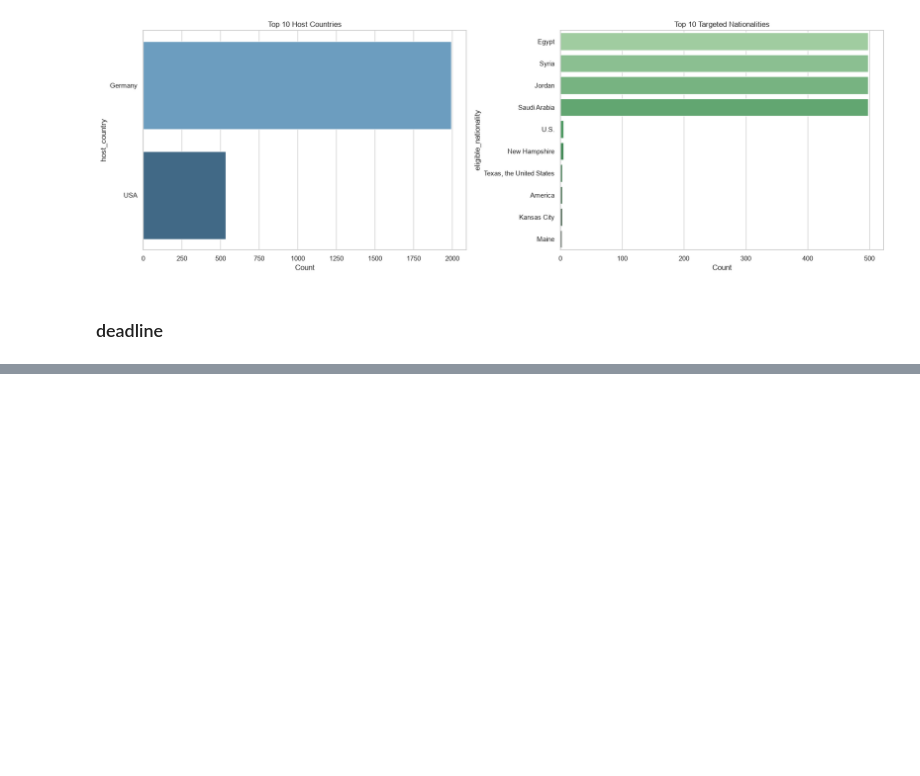
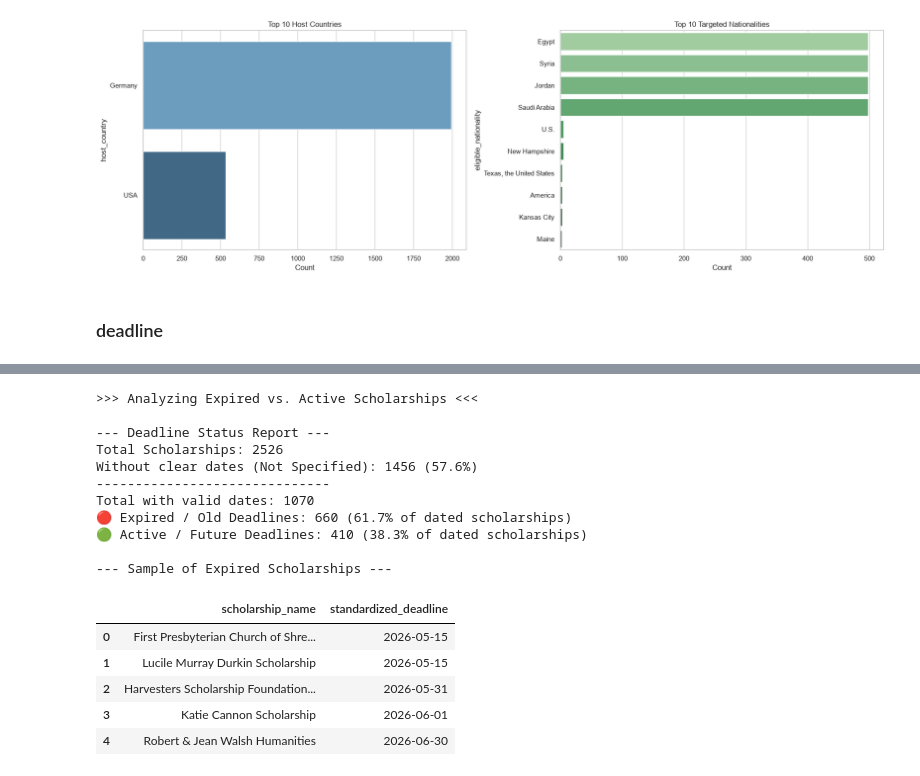
Before and after one commit to shaza-hussein/AI_Scholarship, a Jupyter notebook: notebooks/data_validation.ipynb, the cells around one changed output, grey strips where cells are left out. Saved outputs shown, nothing was run; the diff lists cells and outputs as text; code cells hidden in the pictures; blank space fills up the shorter version.

```diff
--- a/notebooks/data_validation.ipynb
+++ b/notebooks/data_validation.ipynb
@@ -395,0 +483,53 @@ Saved complete mapping to CSV. Open in Excel to view all rows without truncation
+# %%
+import pandas as pd
+
+print(">>> Analyzing Expired vs. Active Scholarships <<<\n")
+
+# 1. تحويل عمود التواريخ إلى نوع (Datetime) للتمكن من المقارنة الرياضية
+# القيم 'Not Specified' ستتحول تلقائياً إلى NaT (Not a Time)
+df_raw['parsed_date'] = pd.to_datetime(df_raw['standardized_deadline'], errors='coerce')
+
+# 2. تحديد تاريخ اليوم للمقارنة
+today = pd.Timestamp.now()
+
+# 3. إنشاء عمود 'is_expired' للفلترة المستقبلية في الـ RAG
+# إذا كان التاريخ أصغر من اليوم فهو منتهي (True)، غير ذلك فهو (False)
+df_raw['is_expired'] = df_raw['parsed_date'] < today
+
+# 4. حساب الإحصائيات
+total_rows = len(df_raw)
+has_date = df_raw['parsed_date'].notna().sum()
+expired_count = (df_raw['parsed_date'] < today).sum()
+active_count = (df_raw['parsed_date'] >= today).sum()
+missing_count = df_raw['parsed_date'].isna().sum()
+
+# 5. طباعة التقرير
+print("--- Deadline Status Report ---")
+print(f"Total Scholarships: {total_rows}")
+print(f"Without clear dates (Not Specified): {missing_count} ({(missing_count/total_rows)*100:.1f}%)")
+print("-" * 30)
+print(f"Total with valid dates: {has_date}")
+print(f"🔴 Expired / Old Deadlines: {expired_count} ({(expired_count/has_date)*100:.1f}% of dated scholarships)")
+print(f"🟢 Active / Future Deadlines: {active_count} ({(active_count/has_date)*100:.1f}% of dated scholarships)")
+
+# عرض عينة للمنح القديمة للتحقق
+print("\n--- Sample of Expired Scholarships ---")
+display(df_raw[df_raw['is_expired'] == True][['scholarship_name', 'standardized_deadline']].head())
+# %% [output]
+>>> Analyzing Expired vs. Active Scholarships <<<
+
+--- Deadline Status Report ---
+Total Scholarships: 2526
+Without clear dates (Not Specified): 1456 (57.6%)
+------------------------------
+Total with valid dates: 1070
+🔴 Expired / Old Deadlines: 660 (61.7% of dated scholarships)
+🟢 Active / Future Deadlines: 410 (38.3% of dated scholarships)
+
+--- Sample of Expired Scholarships ---
+|  | scholarship_name | standardized_deadline |
+| 0 | First Presbyterian Church of Shre... | 2026-05-15 |
+| 1 | Lucile Murray Durkin Scholarship | 2026-05-15 |
+| 2 | Harvesters Scholarship Foundation... | 2026-05-31 |
+| 3 | Katie Cannon Scholarship | 2026-06-01 |
+| 4 | Robert & Jean Walsh Humanities | 2026-06-30 |
```
Also changed, not shown: parts of 12 cells of this notebook, 2 other files.
